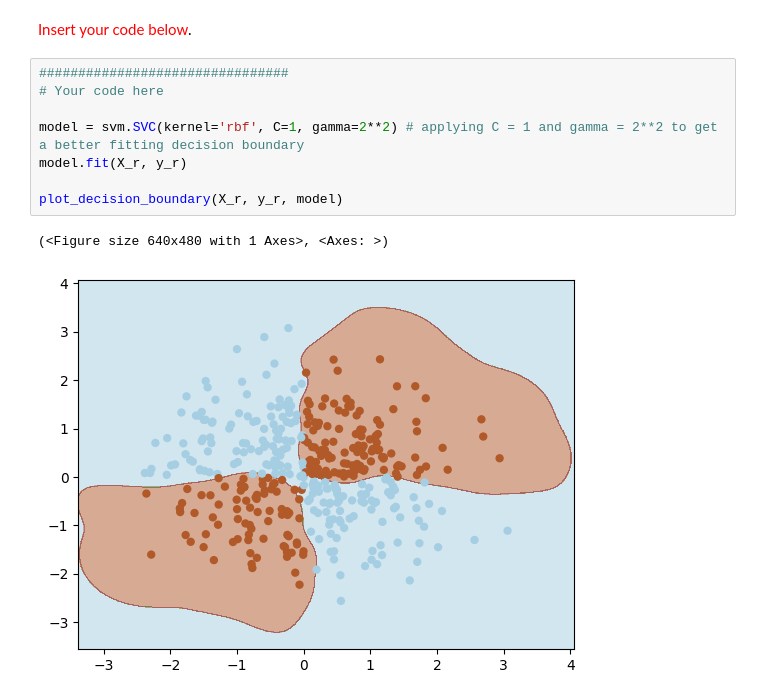
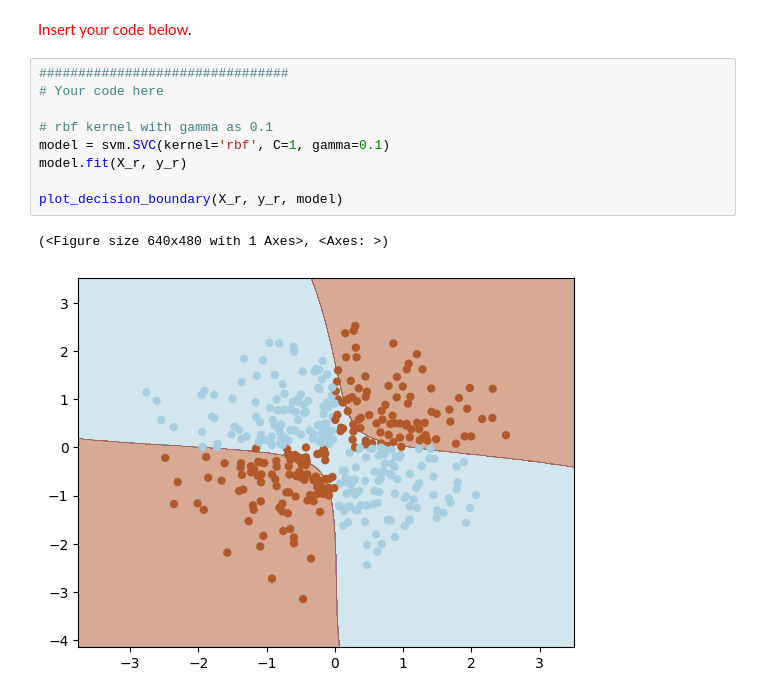
Before and after one commit to SajinMohamedPe/Introduction-to-Data-Engineering-and-Machine-Learning, a Jupyter notebook: Activity3_01.ipynb, the cells around one changed output. Drawn from its saved outputs; the diff is of its cells as text.

```diff
--- a/Activity3_01.ipynb
+++ b/Activity3_01.ipynb
@@ -543,11 +493,12 @@ plt.show()
 # %%
 ################################
 # Your code here
 
-model = svm.SVC(kernel='rbf', C=1, gamma=2**2) # applying C = 1 and gamma = 2**2 to get a better fitting decision boundary
+# rbf kernel with gamma as 0.1
+model = svm.SVC(kernel='rbf', C=1, gamma=0.1)
 model.fit(X_r, y_r)
 
 plot_decision_boundary(X_r, y_r, model)
 # %% [output]
 (<Figure size 640x480 with 1 Axes>, <Axes: >)
-[figure, old version]
+[figure, new version]
```
Also changed, not shown: parts of 17 cells of this notebook.
